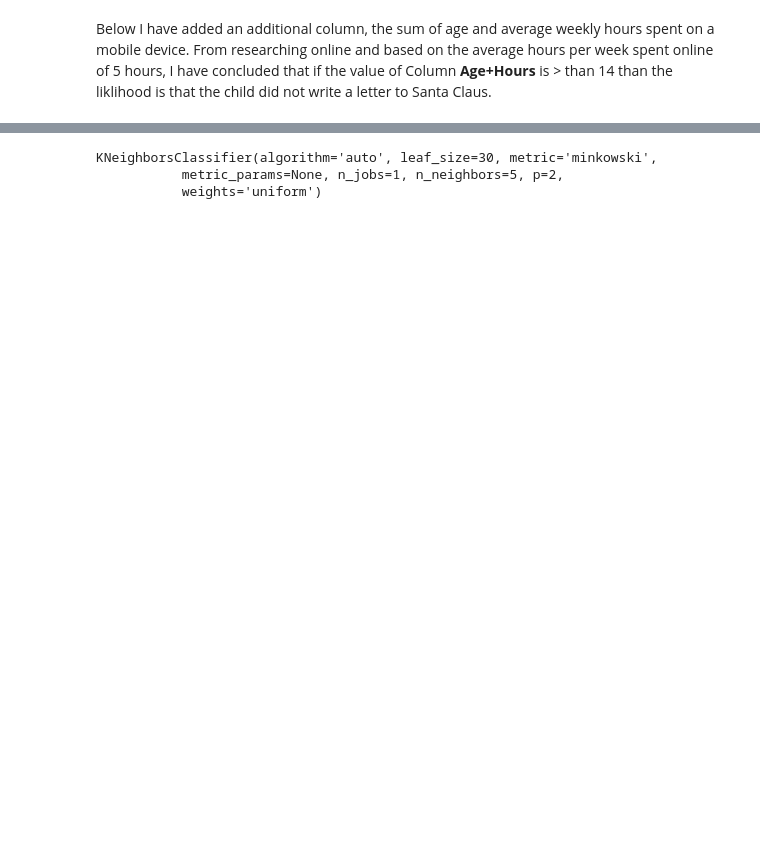
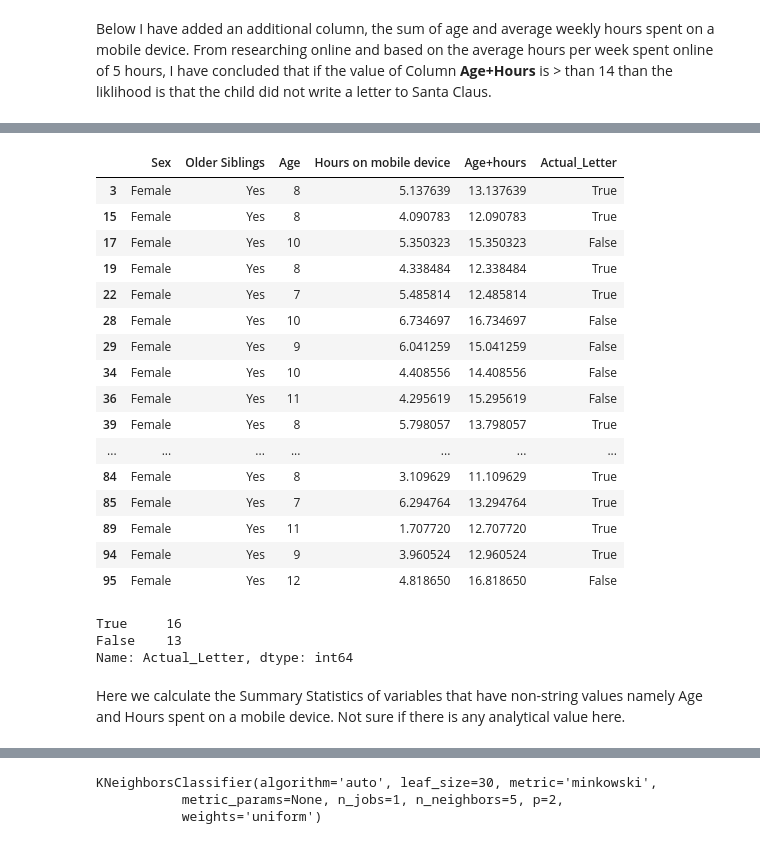
Before and after one commit to JulianConneely/Programming-for-Data-Analysis-Project-Dec18, a Jupyter notebook: Santa Claus.ipynb, the cells around one changed output, grey strips where cells are left out. Drawn from its saved outputs; the diff is of its cells as text; code cells hidden in the pictures; blank space fills up the shorter version.

Commit message:
added some variable analysis

```diff
--- a/Santa Claus.ipynb
+++ b/Santa Claus.ipynb
@@ -375,4 +384,39 @@ True      8
 Name: Actual_Letter, dtype: int64
+# %%
+# Slicing the dataframe to show specific rows where two variables equal to a certain value
+# Select from DataFrame using criteria from multiple columns
+# (use `|` instead of `&` to do an OR)
+newdf = df[(df['Sex']=='Female') & (df['Older Siblings']=='Yes')]
+newdf
+# %% [output]
+|  | Sex | Older Siblings | Age | Hours on mobile device | Age+hours | Actual_Letter |
+| 3 | Female | Yes | 8 | 5.137639 | 13.137639 | True |
+| 15 | Female | Yes | 8 | 4.090783 | 12.090783 | True |
+| 17 | Female | Yes | 10 | 5.350323 | 15.350323 | False |
+| 19 | Female | Yes | 8 | 4.338484 | 12.338484 | True |
+| 22 | Female | Yes | 7 | 5.485814 | 12.485814 | True |
+| 28 | Female | Yes | 10 | 6.734697 | 16.734697 | False |
+| 29 | Female | Yes | 9 | 6.041259 | 15.041259 | False |
+| 34 | Female | Yes | 10 | 4.408556 | 14.408556 | False |
+| 36 | Female | Yes | 11 | 4.295619 | 15.295619 | False |
+| 39 | Female | Yes | 8 | 5.798057 | 13.798057 | True |
+| ... | ... | ... | ... | ... | ... | ... |
+| 84 | Female | Yes | 8 | 3.109629 | 11.109629 | True |
+| 85 | Female | Yes | 7 | 6.294764 | 13.294764 | True |
+| 89 | Female | Yes | 11 | 1.707720 | 12.707720 | True |
+| 94 | Female | Yes | 9 | 3.960524 | 12.960524 | True |
+| 95 | Female | Yes | 12 | 4.818650 | 16.818650 | False |
+# %%
+# get an actual count of letters written/not written based on Sex and Older Siblings
+# where True = letter written' False = No letter written
+
+newdf['Actual_Letter'].value_counts()
+# %% [output]
+True     16
+False    13
+Name: Actual_Letter, dtype: int64
+# %% [markdown]
+Here we calculate the Summary Statistics of variables that have non-string values namely Age and Hours spent on a mobile device. Not sure if there is any analytical value here.
 # %%
 # useful???
 # shows Summary Statistics for non-string columns
```
Also changed, not shown: parts of 28 cells of this notebook.
